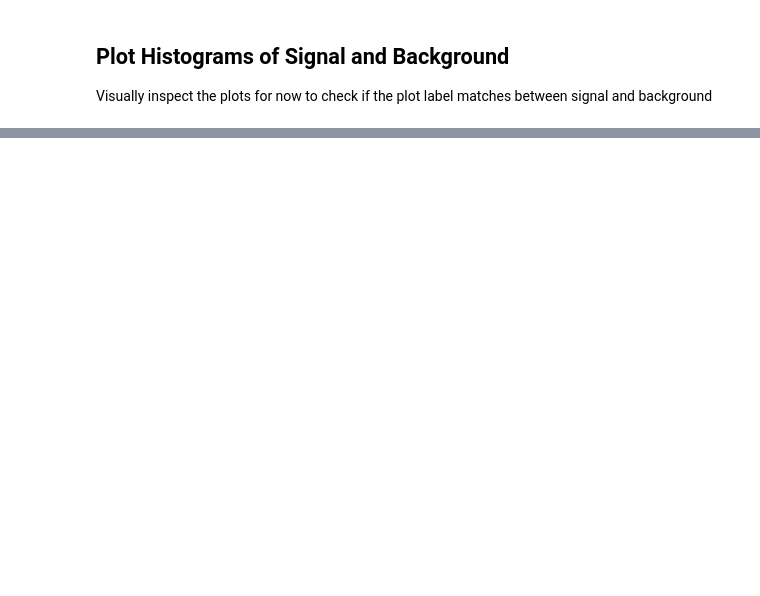
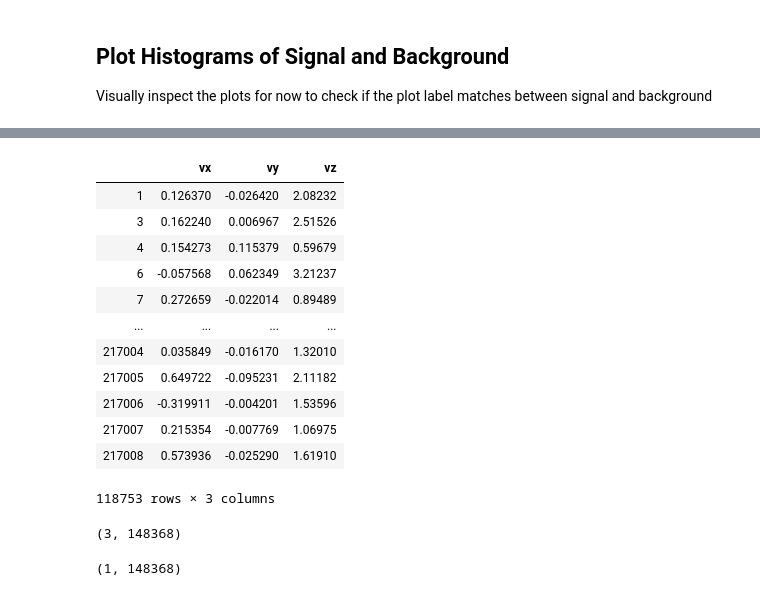
Before and after one commit to pietro-caragiulo/cs230-project, a Jupyter notebook: notebooks/pietro.ipynb, the cells around one changed output, grey strips where cells are left out. Saved outputs shown, nothing was run; the diff lists cells and outputs as text; code cells hidden in the pictures; blank space fills up the shorter version.

```diff
--- a/notebooks/pietro.ipynb
+++ b/notebooks/pietro.ipynb
@@ -134,0 +159,26 @@ plt.show()
+# %%
+df = background.DATA_DF[['vx', 'vy', 'vz']]
+# %%
+df
+# %% [output]
+|  | vx | vy | vz |
+| 1 | 0.126370 | -0.026420 | 2.08232 |
+| 3 | 0.162240 | 0.006967 | 2.51526 |
+| 4 | 0.154273 | 0.115379 | 0.59679 |
+| 6 | -0.057568 | 0.062349 | 3.21237 |
+| 7 | 0.272659 | -0.022014 | 0.89489 |
+| ... | ... | ... | ... |
+| 217004 | 0.035849 | -0.016170 | 1.32010 |
+| 217005 | 0.649722 | -0.095231 | 2.11182 |
+| 217006 | -0.319911 | -0.004201 | 1.53596 |
+| 217007 | 0.215354 | -0.007769 | 1.06975 |
+| 217008 | 0.573936 | -0.025290 | 1.61910 |
+118753 rows × 3 columns
+# %%
+myData.X.shape
+# %% [output]
+(3, 148368)
+# %%
+myData.Y.shape
+# %% [output]
+(1, 148368)
```
Also changed, not shown: parts of 8 cells of this notebook, 2 other files.
